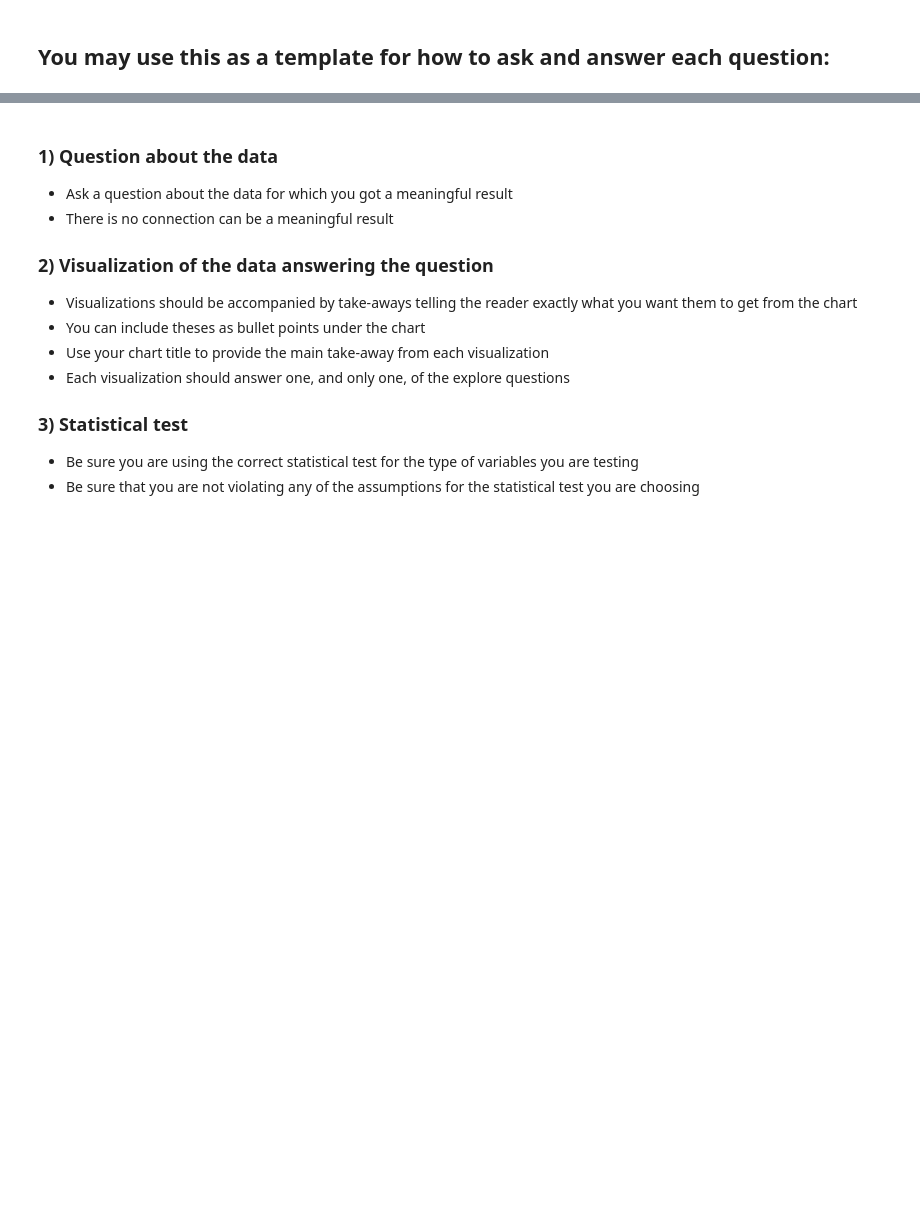
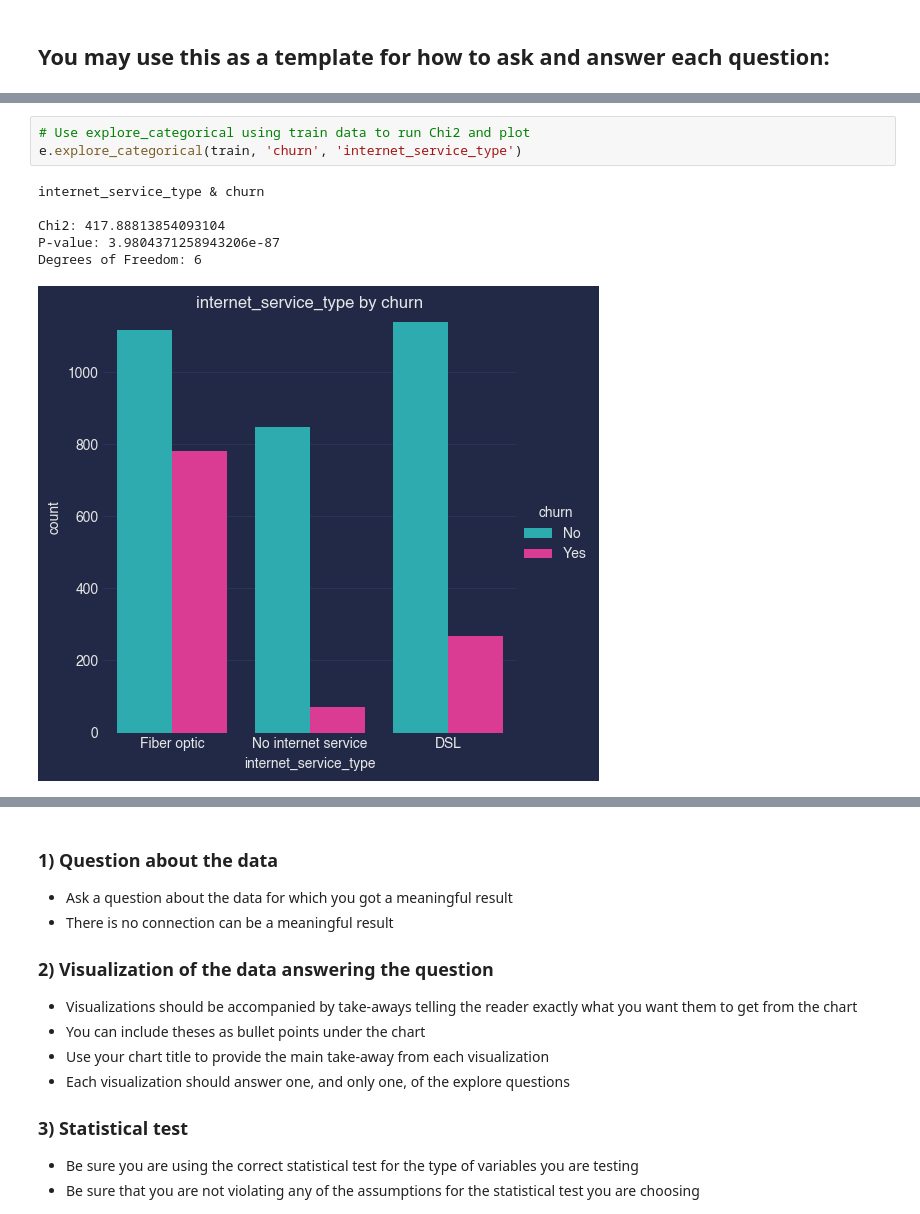
Before and after one commit to Josue-Gonzalez627/Telco_Classification_Project, a Jupyter notebook: project_template.ipynb, the cells around one changed output, grey strips where cells are left out. Cells and saved outputs as stored; diff of their text form; blank space fills up the shorter version.

```diff
--- a/project_template.ipynb
+++ b/project_template.ipynb
@@ -149,0 +168,10 @@ print(round((df.churn == 'Yes').sum() / len(df),2)*100)
+# %%
+# Use explore_categorical using train data to run Chi2 and plot
+e.explore_categorical(train, 'churn', 'internet_service_type')
+# %% [output]
+internet_service_type & churn
+
+Chi2: 417.88813854093104
+P-value: 3.9804371258943206e-87
+Degrees of Freedom: 6
+[figure, added]
```
Also changed, not shown: parts of 15 cells of this notebook, 1 other file.
